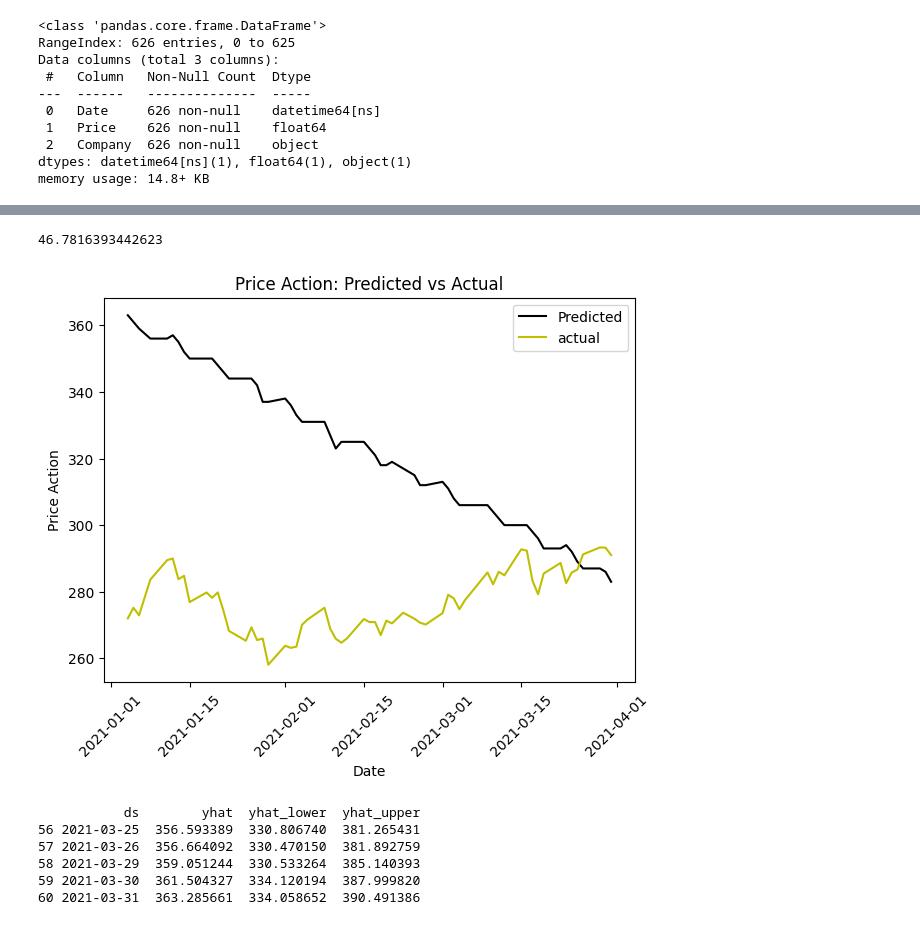
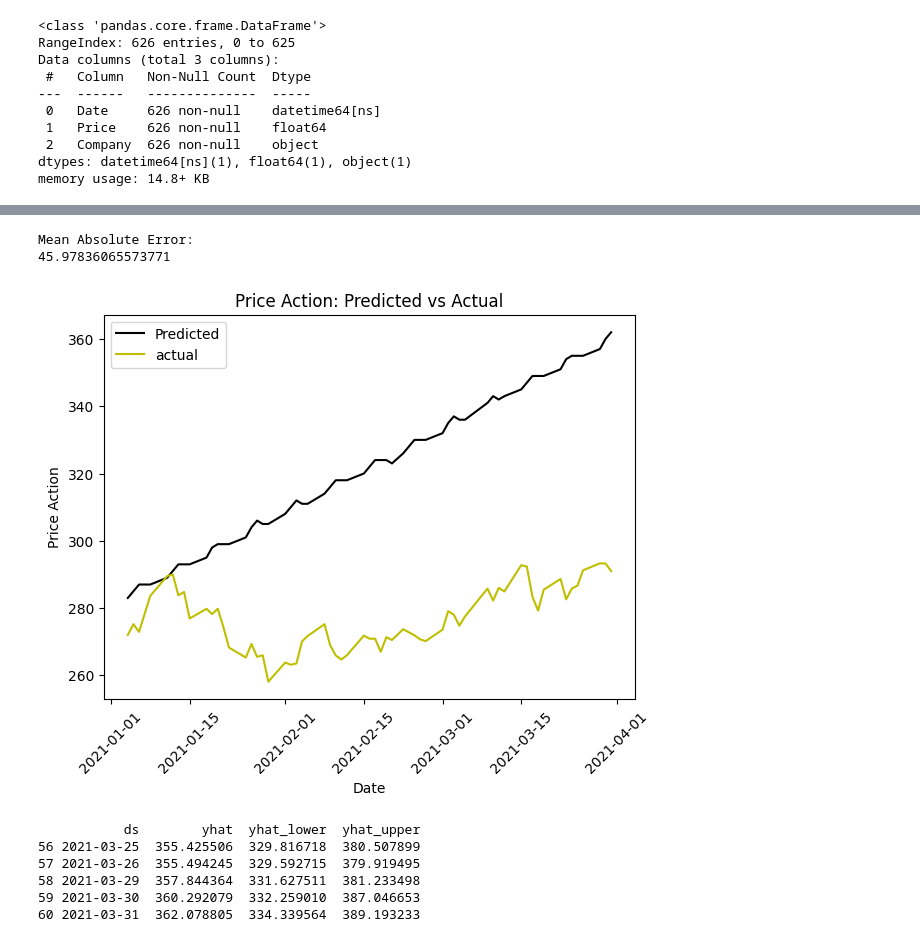
Before and after one commit to Wnjoki/ewcefOAeo7tEyNDX-ValueInvesto, a Jupyter notebook: ValueInvestor.ipynb, the cells around one changed output, grey strips where cells are left out. Drawn from its saved outputs; the diff is of its cells as text; code cells hidden in the pictures.

```diff
--- a/ValueInvestor.ipynb
+++ b/ValueInvestor.ipynb
@@ -960,10 +925,13 @@ y_actual = test_data_SBER['y']
 prediction = model.predict(pd.DataFrame({'ds':test_data_SBER['ds']}))
 y_predicted = prediction['yhat']
 y_predicted = y_predicted.astype(int)
+
+print("Mean Absolute Error:")
 print(mean_absolute_error(y_actual, y_predicted))
 
 #visualize the predicted and actual values
-plt.plot(test_data_SBER['ds'], y_predicted, 'k',label='Predicted')
+
+plt.plot(prediction['ds'], y_predicted, 'k',label='Predicted')
 plt.plot(test_data_SBER['ds'], y_actual, 'y',label='actual')
 plt.xlabel("Date")
 plt.ylabel("Price Action")
@@ -987,11 +955,12 @@ INFO:cmdstanpy:Chain [1] start processing
 INFO:cmdstanpy:Chain [1] done processing
-46.7816393442623
+Mean Absolute Error:
+45.97836065573771
-[figure, old version]
+[figure, new version]
            ds        yhat  yhat_lower  yhat_upper
-56 2021-03-25  356.593389  330.806740  381.265431
-57 2021-03-26  356.664092  330.470150  381.892759
-58 2021-03-29  359.051244  330.533264  385.140393
-59 2021-03-30  361.504327  334.120194  387.999820
-60 2021-03-31  363.285661  334.058652  390.491386
+56 2021-03-25  355.425506  329.816718  380.507899
+57 2021-03-26  355.494245  329.592715  379.919495
+58 2021-03-29  357.844364  331.627511  381.233498
+59 2021-03-30  360.292079  332.259010  387.046653
+60 2021-03-31  362.078805  334.339564  389.193233
 # %%
 #Turkey Bank
```
Also changed, not shown: parts of 25 cells of this notebook.
